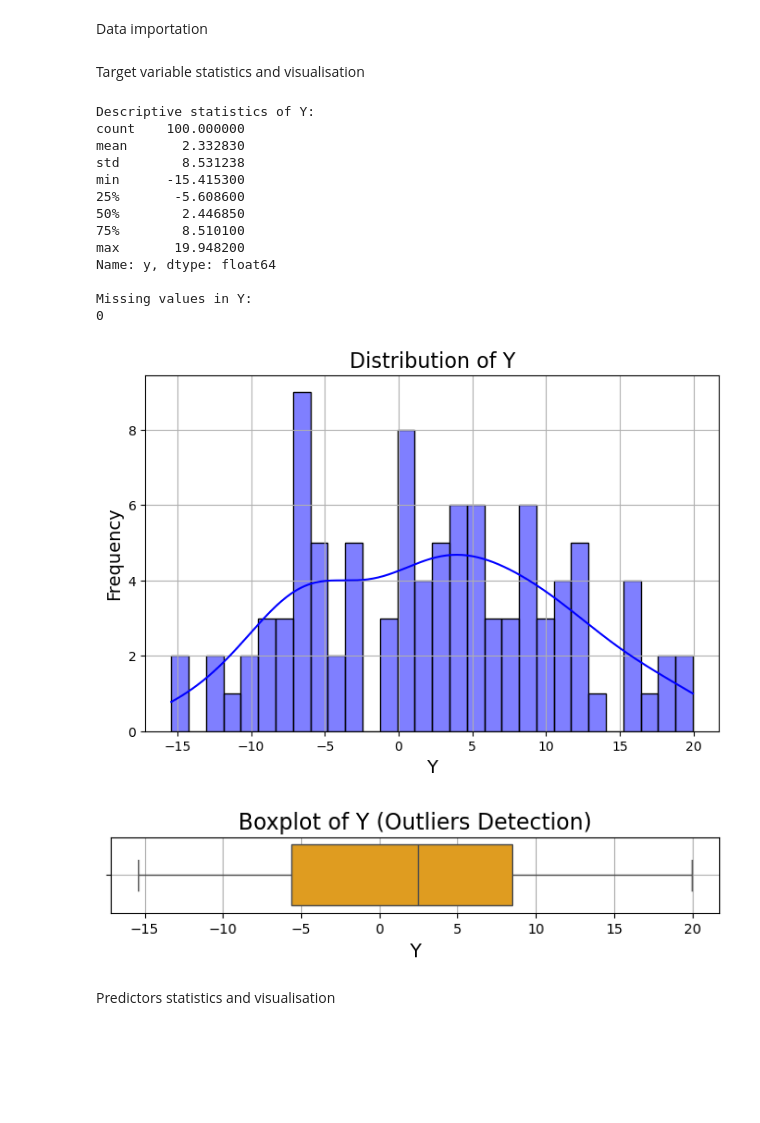
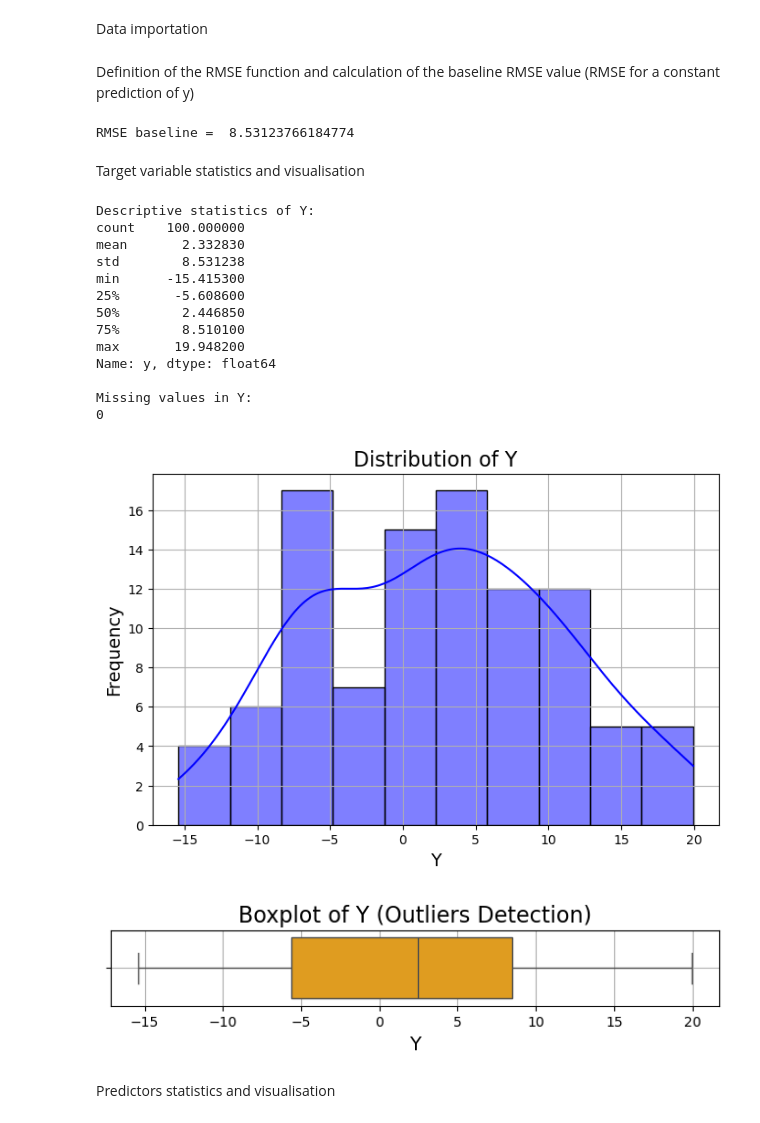
Before and after one commit to luc-polo/Advanced-Regression-Challenge, a Jupyter notebook: Script.ipynb, the cells around one changed output. Cells and saved outputs as stored; diff of their text form; code cells hidden in the pictures; blank space fills up the shorter version.

```diff
--- a/Script.ipynb
+++ b/Script.ipynb
@@ -14,6 +14,16 @@ data = pd.read_csv('data.txt', delim_whitespace=True)
 # Extract target (y) and predictors (X)
 Y = data['y']
 X = data.drop(columns=['y'])
+# %% [markdown]
+Definition of the RMSE function and calculation of the baseline RMSE value (RMSE for a constant prediction of y)
+# %%
+def RMSE(y_true, y_pred):
+    return np.sqrt(np.mean((y_true - y_pred) ** 2))
+
+# Reference value of RMSE: RMSE for a constant prediction
+print("RMSE baseline = ",Y.std())
+# %% [output]
+RMSE baseline =  8.53123766184774
 # %% [markdown]
 Target variable statistics and visualisation
 # %%
@@ -33,33 +43,33 @@ print()
 
 # Plot the distribution of Y
 plt.figure(figsize=(8, 5))
-sns.histplot(Y, kde=True, bins=30, color='blue')
+sns.histplot(Y, kde=True, bins=10, color='blue')
 plt.title("Distribution of Y", fontsize=16)
 plt.xlabel("Y", fontsize=14)
 plt.ylabel("Frequency", fontsize=14)
 plt.grid(True)
 plt.show()
 
 # Boxplot to visualize outliers
 plt.figure(figsize=(8, 1))
 sns.boxplot(x=Y, color='orange')
 plt.title("Boxplot of Y (Outliers Detection)", fontsize=16)
 plt.xlabel("Y", fontsize=14)
 plt.grid(True)
 plt.show()
 # %% [output]
 Descriptive statistics of Y:
 count    100.000000
 mean       2.332830
 std        8.531238
 min      -15.415300
 25%       -5.608600
 50%        2.446850
 75%        8.510100
 max       19.948200
 Name: y, dtype: float64
 
 Missing values in Y:
 0
-[figure, old version]
+[figure, new version]
 [figure]
```
Also changed, not shown: parts of 6 cells of this notebook.
